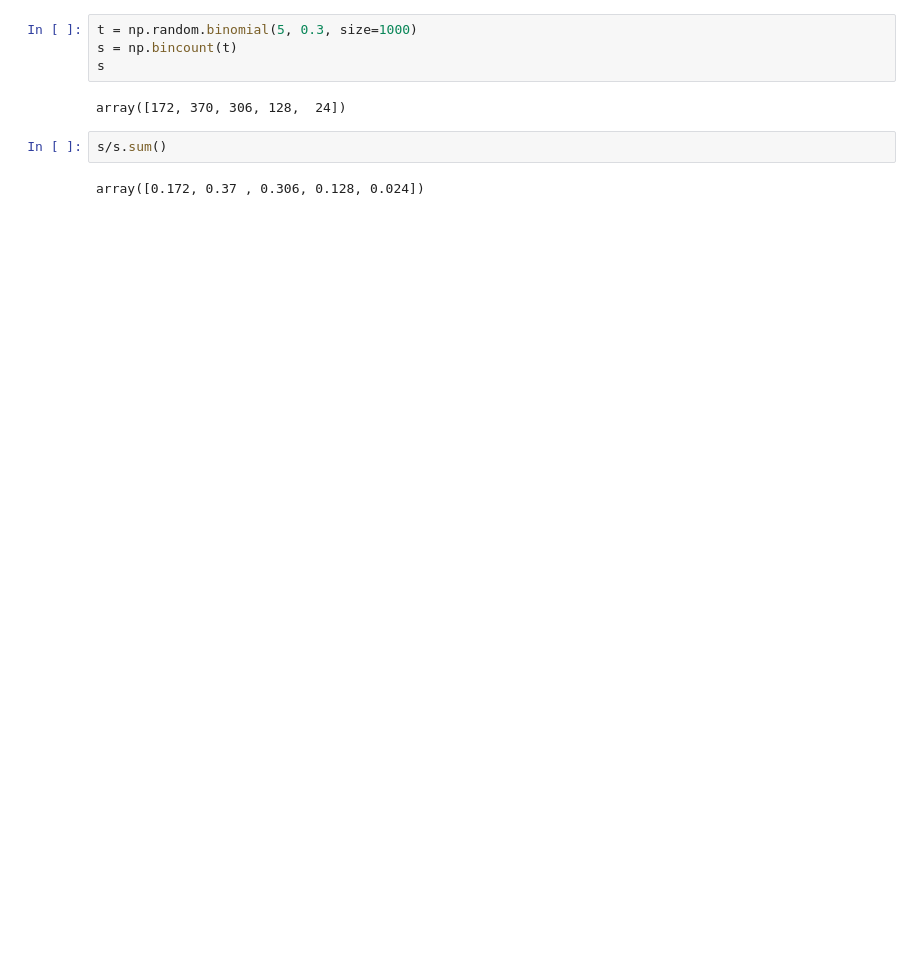
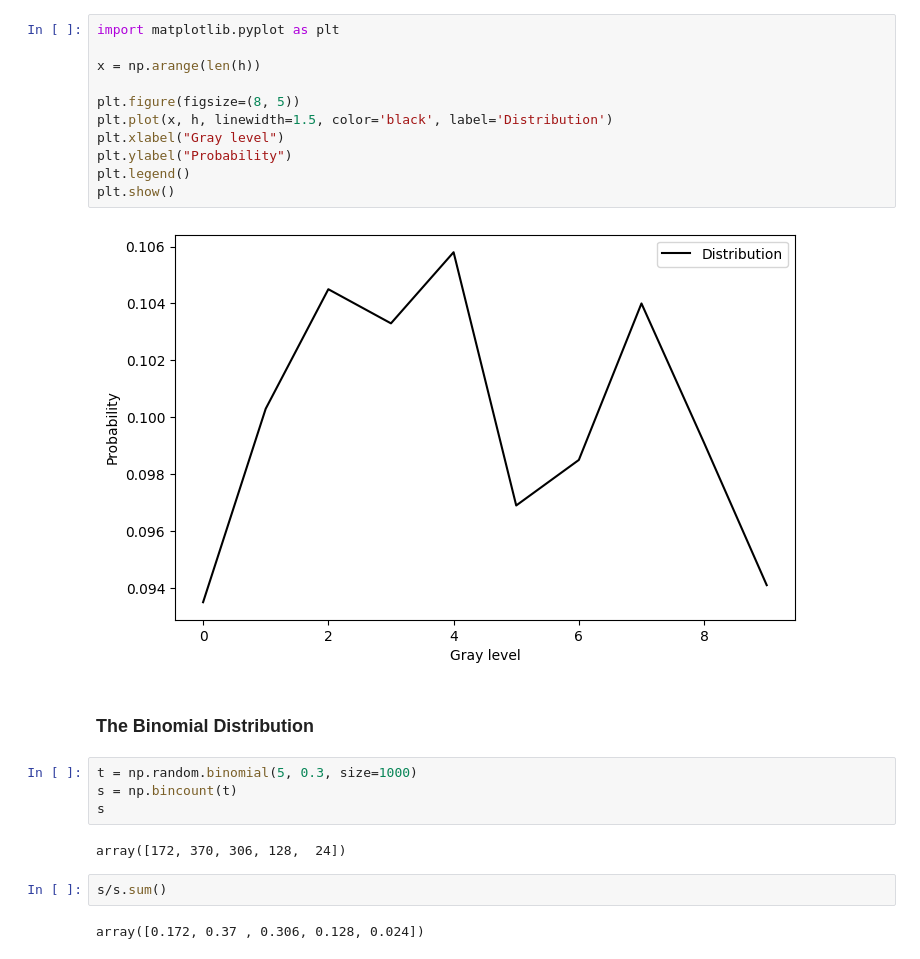
Before and after one commit to Hovohoangduy/math-for-deep-learning-by-ronaldT, a Jupyter notebook: chapter_3_more_probability.ipynb, the cells around one changed output. Cells and saved outputs as stored; diff of their text form; blank space fills up the shorter version.

```diff
--- a/chapter_3_more_probability.ipynb
+++ b/chapter_3_more_probability.ipynb
@@ -15,3 +17,18 @@ array([0.094 , 0.1063, 0.1016, 0.0978, 0.0964, 0.0964, 0.1049, 0.0968,
+# %%
+import matplotlib.pyplot as plt
+
+x = np.arange(len(h))
+
+plt.figure(figsize=(8, 5))
+plt.plot(x, h, linewidth=1.5, color='black', label='Distribution')
+plt.xlabel("Gray level")
+plt.ylabel("Probability")
+plt.legend()
+plt.show()
+# %% [output]
+[figure, added]
+# %% [markdown]
+### The Binomial Distribution
 # %%
 t = np.random.binomial(5, 0.3, size=1000)
 s = np.bincount(t)
```
Also changed, not shown: parts of 10 cells of this notebook, 1 other file.
